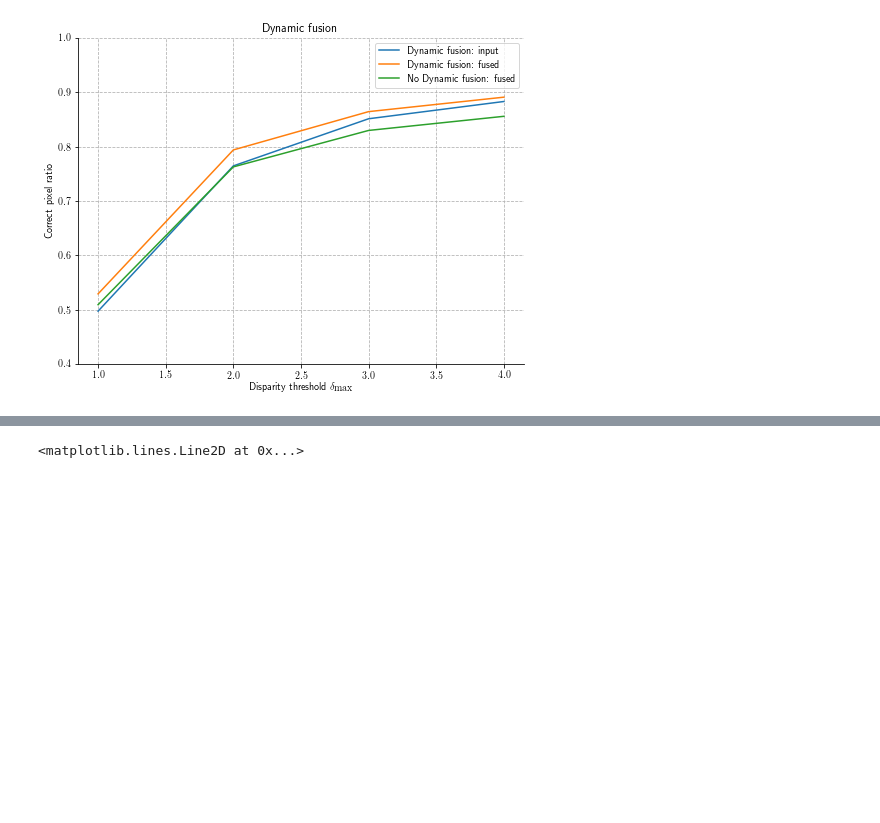
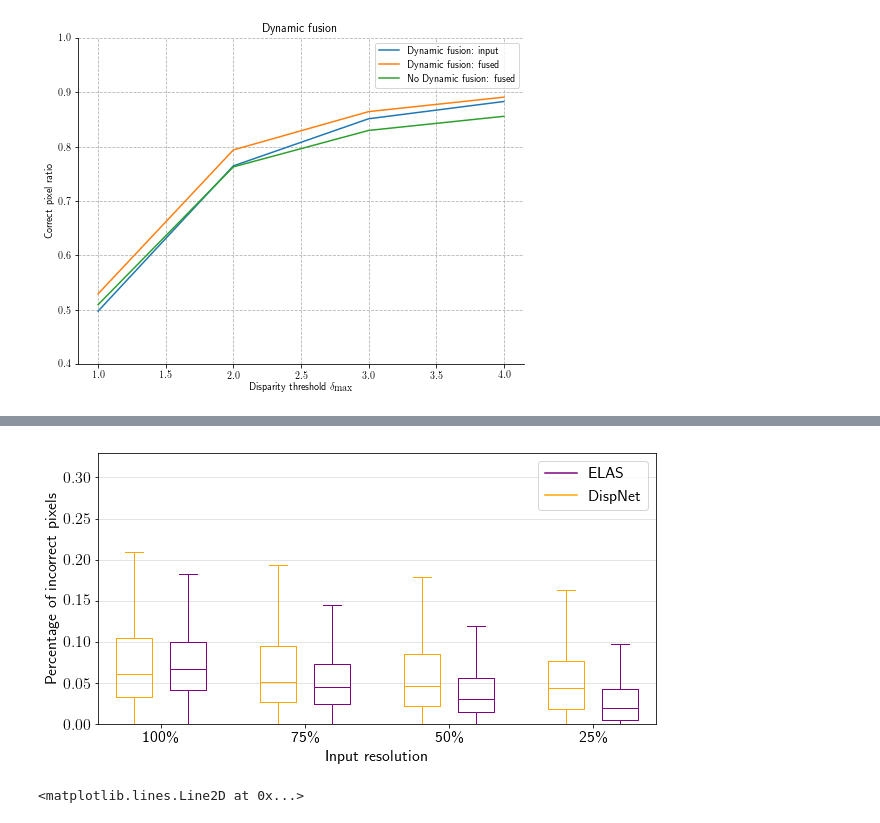
Before and after one commit to AndreiBarsan/DynSLAM, a Jupyter notebook: notebooks/DepthAnalysis.ipynb, the cells around one changed output, grey strips where cells are left out. Cells and saved outputs as stored; diff of their text form; code cells hidden in the pictures; blank space fills up the shorter version.

```diff
--- a/notebooks/DepthAnalysis.ipynb
+++ b/notebooks/DepthAnalysis.ipynb
@@ -3,6 +3,7 @@
 # %%
 import numpy as np
 import pandas as pd
+import matplotlib
 import matplotlib.pyplot as plt
 import seaborn as sns
 
@@ -14,8 +15,7 @@ from matplotlib import rc
 rc('text', usetex=True)
 
 plt.rcParams["figure.figsize"] = (16, 6)
-
-# TODO(andrei): Remember that box-and-whisker plots can be VERY informative.
+matplotlib.rcParams.update({'font.size': 16})
 # %%
 %%bash
 (cd ../cmake-build-debug && (ls -t *.csv | head -n 5))
@@ -570,0 +573,94 @@ No Dynamic fusion:      0.8308
+# %%
+def low_res_eval():
+    base = '../csv/ablation-res/odo-06-{}-with-fusion-weights-static-depth-result-{:.2f}.csv'
+    dframes = {}
+    res = {}
+
+    scales = [1.00, 0.75, 0.50, 0.25]
+    for depth in ['elas', 'dispnet']:
+        for scale in scales:
+            key = "{}-{:.2f}".format(depth, scale)
+            fname = base.format(depth, scale)
+            df = pd.read_csv(fname)
+            augment(df)
+            dframes[key] = df
+
+            in_err = df['input-error-3.00-kitti']
+            in_tot = df['input-total-3.00-kitti']
+            in_mis = df['input-missing-3.00-kitti']
+            in_cor = df['input-correct-3.00-kitti']
+            error = 1 - in_cor / (in_tot - in_mis)
+            res[key] = error
+
+    res_df = pd.DataFrame(res)
+
+    columns = []
+    box_colors = []
+    ELAS_COL = 'Purple'
+    DISPNET_COL = 'Orange'
+    box_positions = []
+
+    idx = 0
+    for scale in scales:
+        for depth in ['dispnet', 'elas']:
+            key = "{}-{:.2f}".format(depth, scale)
+            columns.append(key)
+            box_colors.append(DISPNET_COL if depth == 'dispnet' else ELAS_COL)
+
+            box_positions.append(idx)
+            idx = idx + 0.75
+
+        idx = idx + 0.5
+
+    color = dict(boxes=box_colors)
+
+    fig = plt.figure(figsize=(10, 5))
+    ax = fig.add_subplot(111)
+    (ax, boxplot) = res_df.boxplot(columns, showfliers=False,
+                                   return_type='both',
+                                   widths=0.50,
+                                   ax=ax,
+#                                    patch_artist=True,  # Enable fill
+                                   positions=box_positions)
+    print(columns)
+
+    ax.set_ylim([0, 0.33])
+    ax.set_ylabel("Percentage of incorrect pixels")
+    ax.set_xlabel("Input resolution")
+    ax.grid('off')
+    ax.yaxis.grid(True, linestyle='-', which='major', color='lightgrey', alpha=0.75)
+    # Hide the gridlines behind plot objects
+    ax.set_axisbelow(True)
+
+    for patch, color in zip(boxplot['medians'], box_colors):
+        patch.set_color(color)
+
+    for patch, color in zip(boxplot['boxes'], box_colors):
+        patch.set_color(color)
+
+    # Ugly, but required since every box has two whiskers and two caps...
+    for idx, (whisker, cap) in enumerate(zip(boxplot['whiskers'], boxplot['caps'])):
+        if idx % 4 in [0, 1]:
+            cap.set_color(box_colors[0])
+            whisker.set_color(box_colors[0])
+        else:
+            cap.set_color(box_colors[1])
+            whisker.set_color(box_colors[1])
+
+
+    bp_np = np.array(box_positions)
+    alt_ticks = bp_np[np.arange(len(bp_np)) % 2 == 0] + (0.75/2)
+    ax.set_xticks(alt_ticks)
+    ax.set_xticklabels(["100\\%", "75\\%", "50\\%", "25\\%"])
+
+    # Dummies for showing the appropriate legend
+    ax.plot([0.0], [-1000], label="ELAS", color=ELAS_COL)
+    ax.plot([0.0], [-1000], label="DispNet", color=DISPNET_COL)
+    ax.legend()
+
+    fig_fname = "reduced-resolution-result"
+    plt.savefig('../fig/{}.eps'.format(fig_fname))
+    plt.savefig('../fig/{}.png'.format(fig_fname))
+
+low_res_eval()
+# %% [output]
@@ -571,3 +668,4 @@ No Dynamic fusion:      0.8308
+[figure, added]
 # %%
 import math
 
```
Also changed, not shown: parts of 3 cells of this notebook.
